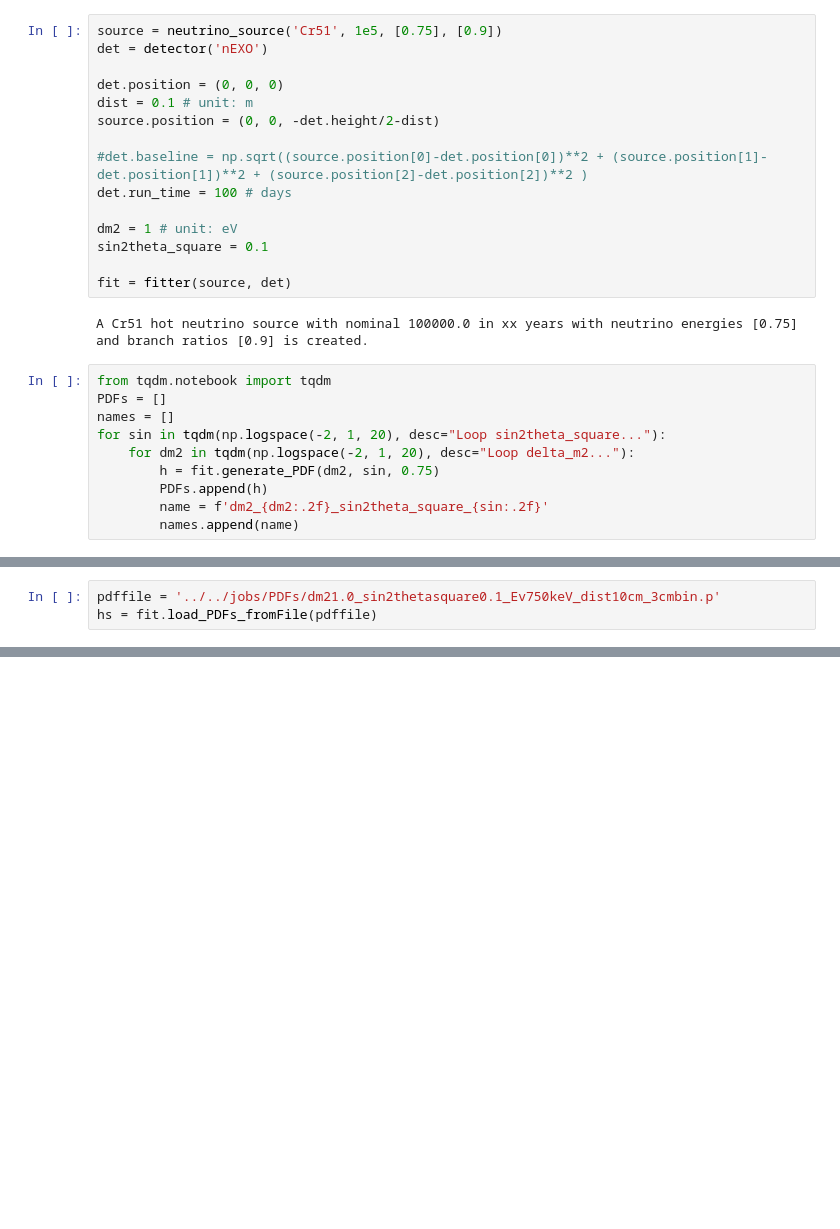
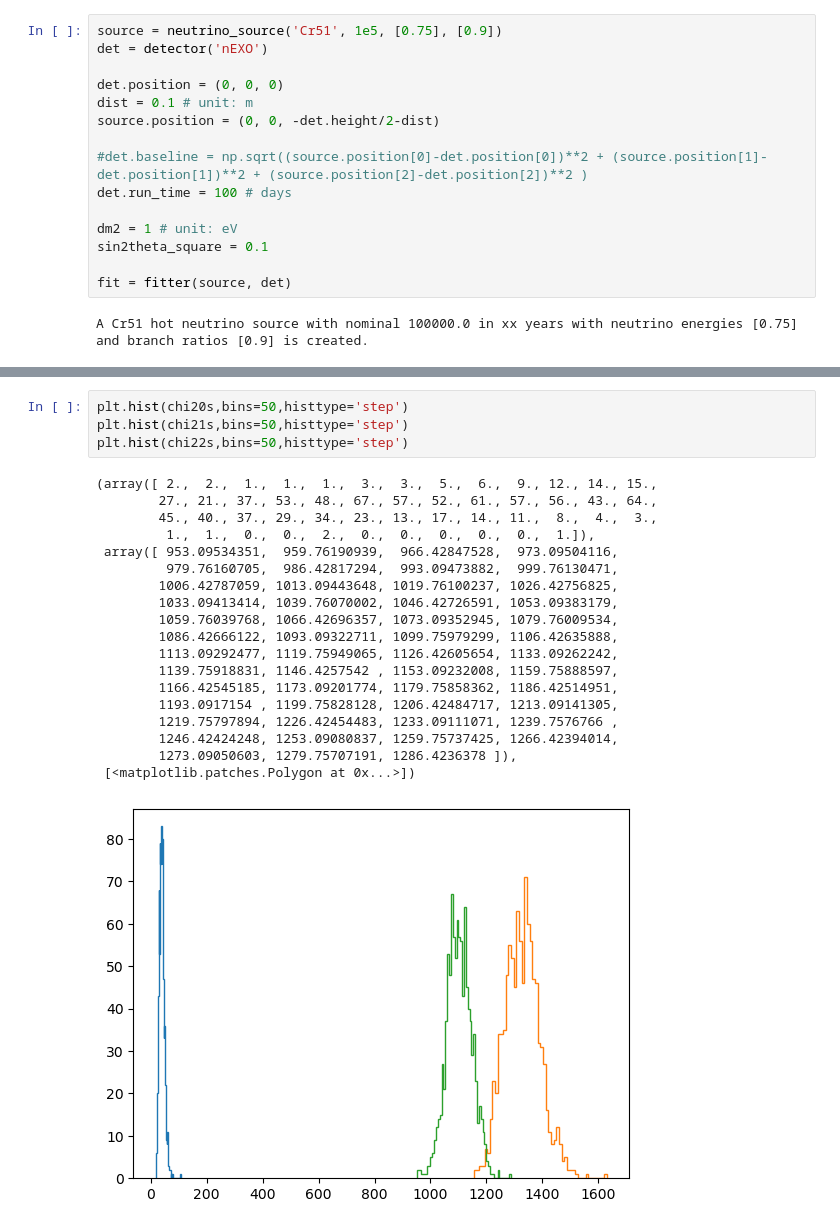
Before and after one commit to YMTheory/sensitivity, a Jupyter notebook: notebooks/fitter.ipynb, the cells around one changed output, grey strips where cells are left out. Drawn from its saved outputs; the diff is of its cells as text; blank space fills up the shorter version.

Commit message:
All latest notebooks used.

```diff
--- a/notebooks/fitter.ipynb
+++ b/notebooks/fitter.ipynb
@@ -26,13 +28,3 @@ sin2theta_square = 0.1
 fit = fitter(source, det)
 # %% [output]
 A Cr51 hot neutrino source with nominal 100000.0 in xx years with neutrino energies [0.75] and branch ratios [0.9] is created.
-# %%
-from tqdm.notebook import tqdm
-PDFs = []
-names = []
-for sin in tqdm(np.logspace(-2, 1, 20), desc="Loop sin2theta_square..."):
-    for dm2 in tqdm(np.logspace(-2, 1, 20), desc="Loop delta_m2..."):
-        h = fit.generate_PDF(dm2, sin, 0.75)
-        PDFs.append(h)
-        name = f'dm2_{dm2:.2f}_sin2theta_square_{sin:.2f}'
-        names.append(name)
@@ -49,3 +30,0 @@ fit.write_PDFs_intoFile(PDFs, pdffile)
-# %%
-pdffile = '../../jobs/PDFs/dm21.0_sin2thetasquare0.1_Ev750keV_dist10cm_3cmbin.p'
-hs = fit.load_PDFs_fromFile(pdffile)
@@ -56,0 +92,24 @@ hl.plot1d(ax, hs)
+# %%
+plt.hist(chi20s,bins=50,histtype='step')
+plt.hist(chi21s,bins=50,histtype='step')
+plt.hist(chi22s,bins=50,histtype='step')
+# %% [output]
+(array([ 2.,  2.,  1.,  1.,  1.,  3.,  3.,  5.,  6.,  9., 12., 14., 15.,
+        27., 21., 37., 53., 48., 67., 57., 52., 61., 57., 56., 43., 64.,
+        45., 40., 37., 29., 34., 23., 13., 17., 14., 11.,  8.,  4.,  3.,
+         1.,  1.,  0.,  0.,  2.,  0.,  0.,  0.,  0.,  0.,  1.]),
+ array([ 953.09534351,  959.76190939,  966.42847528,  973.09504116,
+         979.76160705,  986.42817294,  993.09473882,  999.76130471,
+        1006.42787059, 1013.09443648, 1019.76100237, 1026.42756825,
+        1033.09413414, 1039.76070002, 1046.42726591, 1053.09383179,
+        1059.76039768, 1066.42696357, 1073.09352945, 1079.76009534,
+        1086.42666122, 1093.09322711, 1099.75979299, 1106.42635888,
+        1113.09292477, 1119.75949065, 1126.42605654, 1133.09262242,
+        1139.75918831, 1146.4257542 , 1153.09232008, 1159.75888597,
+        1166.42545185, 1173.09201774, 1179.75858362, 1186.42514951,
+        1193.0917154 , 1199.75828128, 1206.42484717, 1213.09141305,
+        1219.75797894, 1226.42454483, 1233.09111071, 1239.7576766 ,
+        1246.42424248, 1253.09080837, 1259.75737425, 1266.42394014,
+        1273.09050603, 1279.75707191, 1286.4236378 ]),
+ [<matplotlib.patches.Polygon at 0x...>])
+[figure, added]
```
Also changed, not shown: parts of 8 cells of this notebook, 10 other files.
